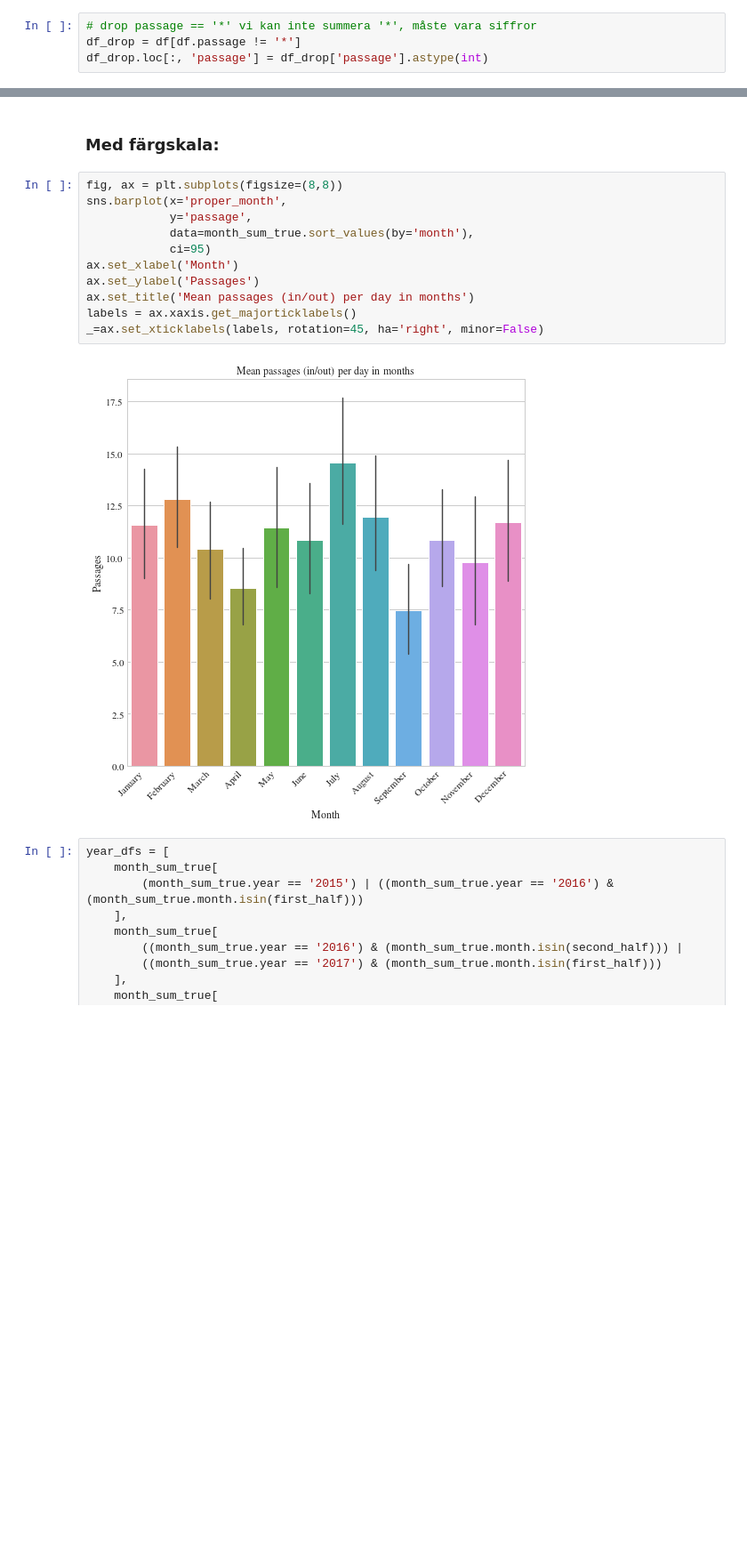
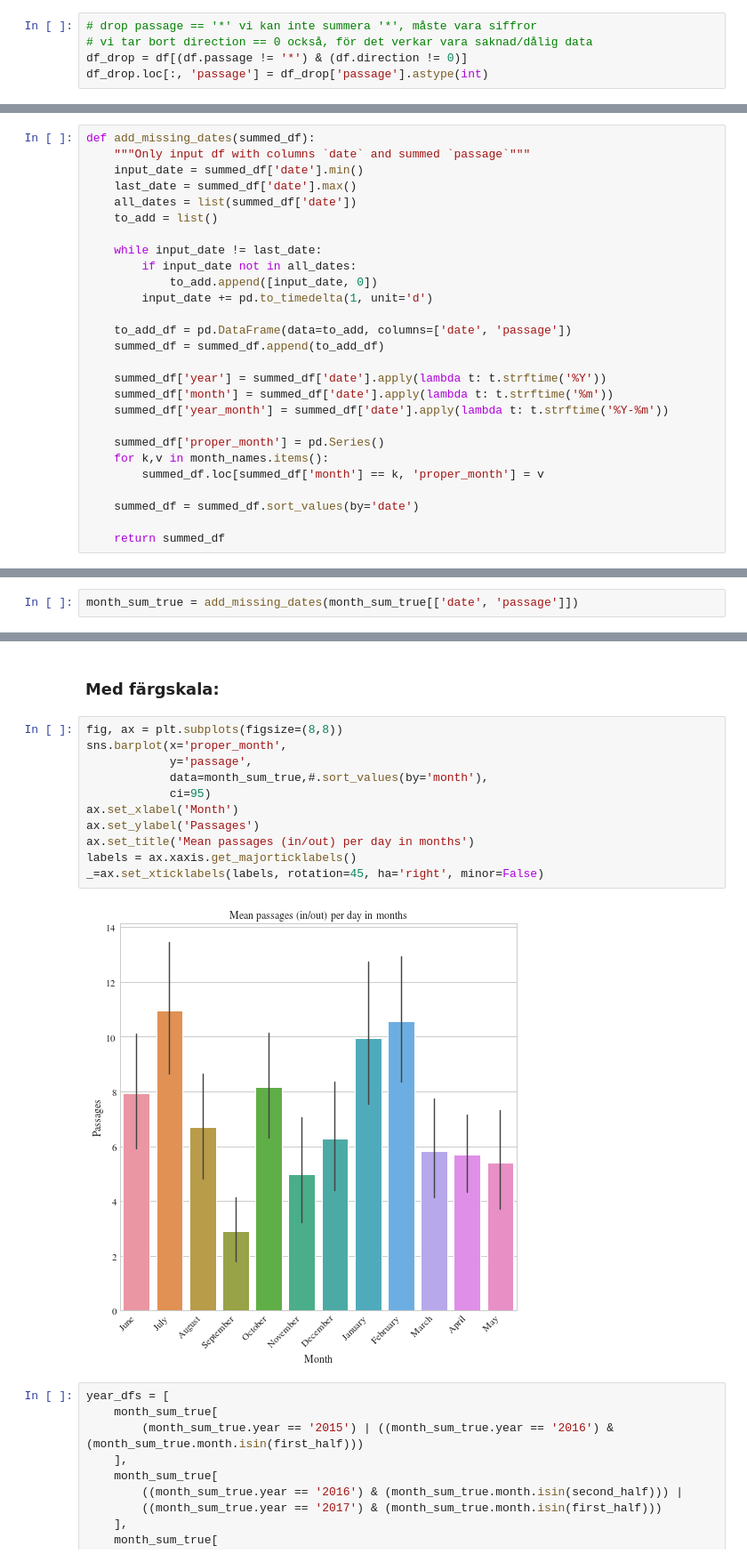
Before and after one commit to maxlund/johannas, a Jupyter notebook: sveas_times.ipynb, the cells around one changed output, grey strips where cells are left out. Shown at 89% size. Cells and saved outputs as stored; diff of their text form; blank space fills up the shorter version.

Commit message:
add 0 values for missing dates

```diff
--- a/sveas_times.ipynb
+++ b/sveas_times.ipynb
@@ -460,7 +460,8 @@ En förutsättning för att detta ska funka är att distributionen av medelvärd
 #### Start by taking mean of each month, all years, as barplot with CI=0.95
 # %%
 # drop passage == '*' vi kan inte summera '*', måste vara siffror
-df_drop = df[df.passage != '*']
+# vi tar bort direction == 0 också, för det verkar vara saknad/dålig data
+df_drop = df[(df.passage != '*') & (df.direction != 0)]
 df_drop.loc[:, 'passage'] = df_drop['passage'].astype(int)
 # %% [output]
 A value is trying to be set on a copy of a slice from a DataFrame.
@@ -476,3 +487,30 @@ month_sum['year_month'] = month_sum['date'].apply(lambda t: t.strftime('%Y-%m'))
+# %%
+def add_missing_dates(summed_df):
+    """Only input df with columns `date` and summed `passage`"""
+    input_date = summed_df['date'].min()
+    last_date = summed_df['date'].max()
+    all_dates = list(summed_df['date'])
+    to_add = list()
+
+    while input_date != last_date:
+        if input_date not in all_dates:
+            to_add.append([input_date, 0])
+        input_date += pd.to_timedelta(1, unit='d')
+
+    to_add_df = pd.DataFrame(data=to_add, columns=['date', 'passage'])
+    summed_df = summed_df.append(to_add_df)
+
+    summed_df['year'] = summed_df['date'].apply(lambda t: t.strftime('%Y'))
+    summed_df['month'] = summed_df['date'].apply(lambda t: t.strftime('%m'))
+    summed_df['year_month'] = summed_df['date'].apply(lambda t: t.strftime('%Y-%m'))
+
+    summed_df['proper_month'] = pd.Series()
+    for k,v in month_names.items():
+        summed_df.loc[summed_df['month'] == k, 'proper_month'] = v
+
+    summed_df = summed_df.sort_values(by='date')
+
+    return summed_df
 # %% [markdown]
 Nu har vi alltså summerat alla passager för varje datum, sen tar vi medelvärdet av alla dags-summor för varje månad. De svarta sträcken representerar .95 konfidensintervallets övre och undre gräns (dvs vi är 95% säkra på att det sanna medelvärdet ligger någonstans mellan dessa de svarta sträcken).
 # %% [markdown]
@@ -637,3 +677,5 @@ for k,v in month_names.items():
+# %%
+month_sum_true = add_missing_dates(month_sum_true[['date', 'passage']])
 # %%
 fig, ax = plt.subplots(figsize=(8,8))
 sns.barplot(x='proper_month',
@@ -653,16 +695,16 @@ _=ax.set_xticklabels(labels, rotation=45, ha='right', minor=False)
 # %%
 fig, ax = plt.subplots(figsize=(8,8))
 sns.barplot(x='proper_month',
             y='passage',
-            data=month_sum_true.sort_values(by='month'),
+            data=month_sum_true,#.sort_values(by='month'),
             ci=95)
 ax.set_xlabel('Month')
 ax.set_ylabel('Passages')
 ax.set_title('Mean passages (in/out) per day in months')
 labels = ax.xaxis.get_majorticklabels()
 _=ax.set_xticklabels(labels, rotation=45, ha='right', minor=False)
 # %% [output]
-[figure, old version]
+[figure, new version]
 # %%
 year_dfs = [
     month_sum_true[
```
Also changed, not shown: parts of 32 cells of this notebook.
